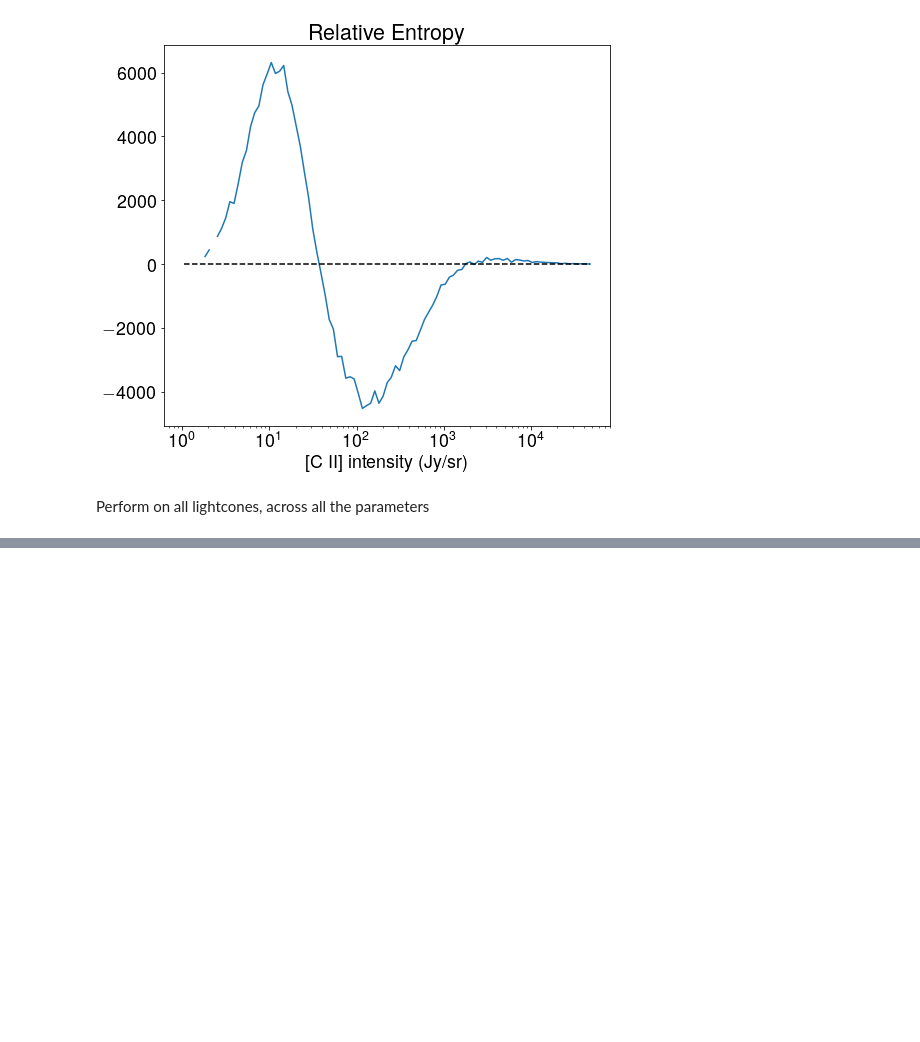
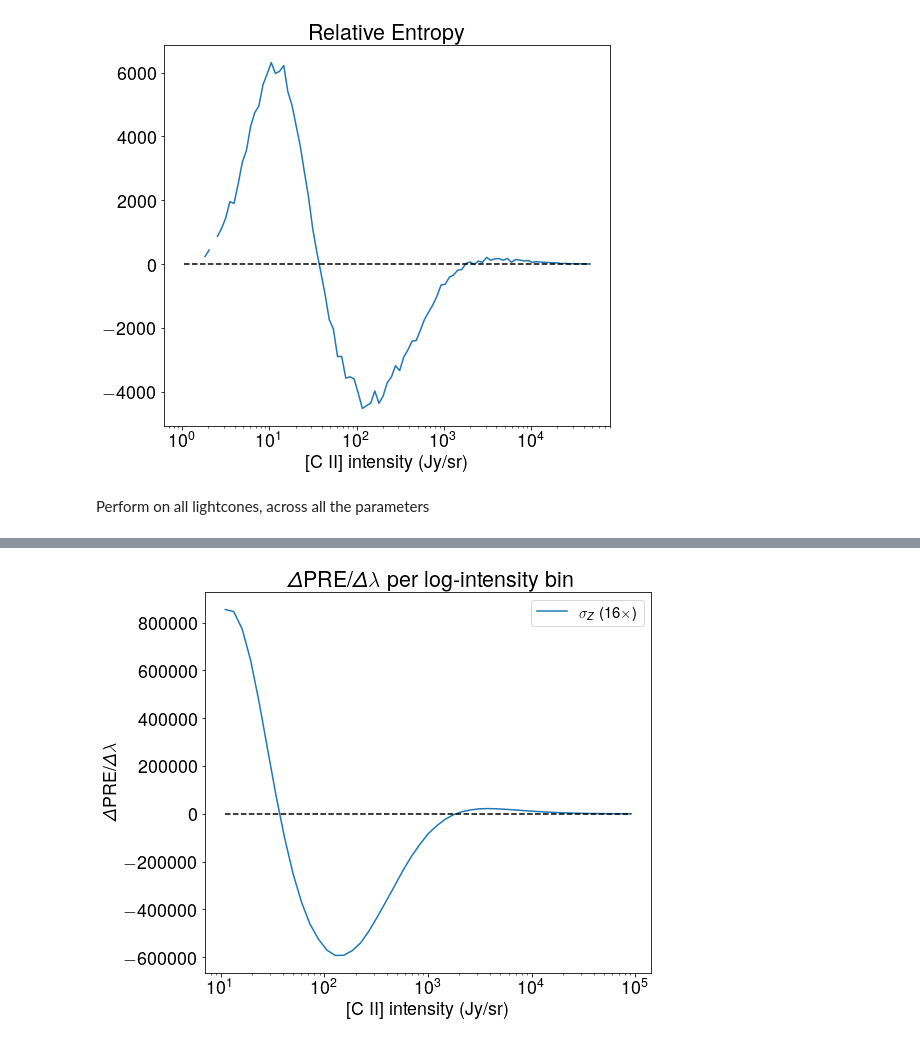
Before and after one commit to PatrickHorlaville/CITA_LIM, a Jupyter notebook: readmes/dsrel_readme.ipynb, the cells around one changed output, grey strips where cells are left out. Saved outputs shown, nothing was run; the diff lists cells and outputs as text; code cells hidden in the pictures; blank space fills up the shorter version.

```diff
--- a/readmes/dsrel_readme.ipynb
+++ b/readmes/dsrel_readme.ipynb
@@ -284,0 +331,22 @@ plt.savefig('paper_figs/dpre_acii.png', bbox_inches = 'tight')
+# %%
+plt.plot(center, 16*avg_zdex04_sig*(np.log(avg_zdex05_sig/avg_zdex04_sig) - np.log(avg_zdex03_sig/avg_zdex04_sig))/0.2, label = r'$\sigma_Z$ (16$\times$)')
+#plt.plot(center, avg_acii24_sig*(np.log(avg_acii28_sig/avg_acii24_sig) - np.log(avg_acii20_sig/avg_acii24_sig))/(0.028-0.020), '--', label = r'$\alpha_{[CII]}$')
+#plt.plot(center, 48*avg_mhi74_sig*(np.log(avg_mhi80_sig/avg_mhi74_sig) - np.log(avg_mhi68_sig/avg_mhi74_sig))/(0.80-0.68), '-.', label = r'$\alpha_{HI}$ (48$\times$)')
+#plt.plot(center, -16*avg_mmin0_sig*(np.log(avg_mmin1_sig/avg_mmin0_sig) - np.log(avg_mmin9_sig/avg_mmin0_sig))/(10.1 - 9.9), '-.', label = r'log($M_{min}$) ($-$16$\times$)')
+#plt.plot(center, -42*avg_a014_sig*(np.log(avg_a015_sig/avg_a014_sig) - np.log(avg_a013_sig/avg_a014_sig))/(0.2), label = r'$\alpha_0$ ($-$42$\times$)')
+#plt.plot(center, -8*avg_g31_sig*(np.log(avg_g35_sig/avg_g31_sig) - np.log(avg_g27_sig/avg_g31_sig))/(0.08), label = r'$\gamma$ ($-$8$\times$)')
+
+
+plt.xlabel('[C II] intensity (Jy/sr)')
+plt.ylabel(r'$\Delta$PRE/$\Delta \lambda$')
+#plt.yscale('log')
+plt.xscale('log')
+plt.title(r'$\Delta$PRE/$\Delta \lambda$ per log-intensity bin')
+
+plt.legend(prop={'size':15})
+
+plt.hlines(y = 0, xmin = center[0], xmax = center[-1], color = 'k', linestyle = '--')
+
+plt.savefig('paper_figs/seminar_dsrel/final_slide/dpre_sigv1.pdf', bbox_inches = 'tight')
+# %% [output]
+[figure, added]
```
Also changed, not shown: parts of 33 cells of this notebook, 12 other files.
